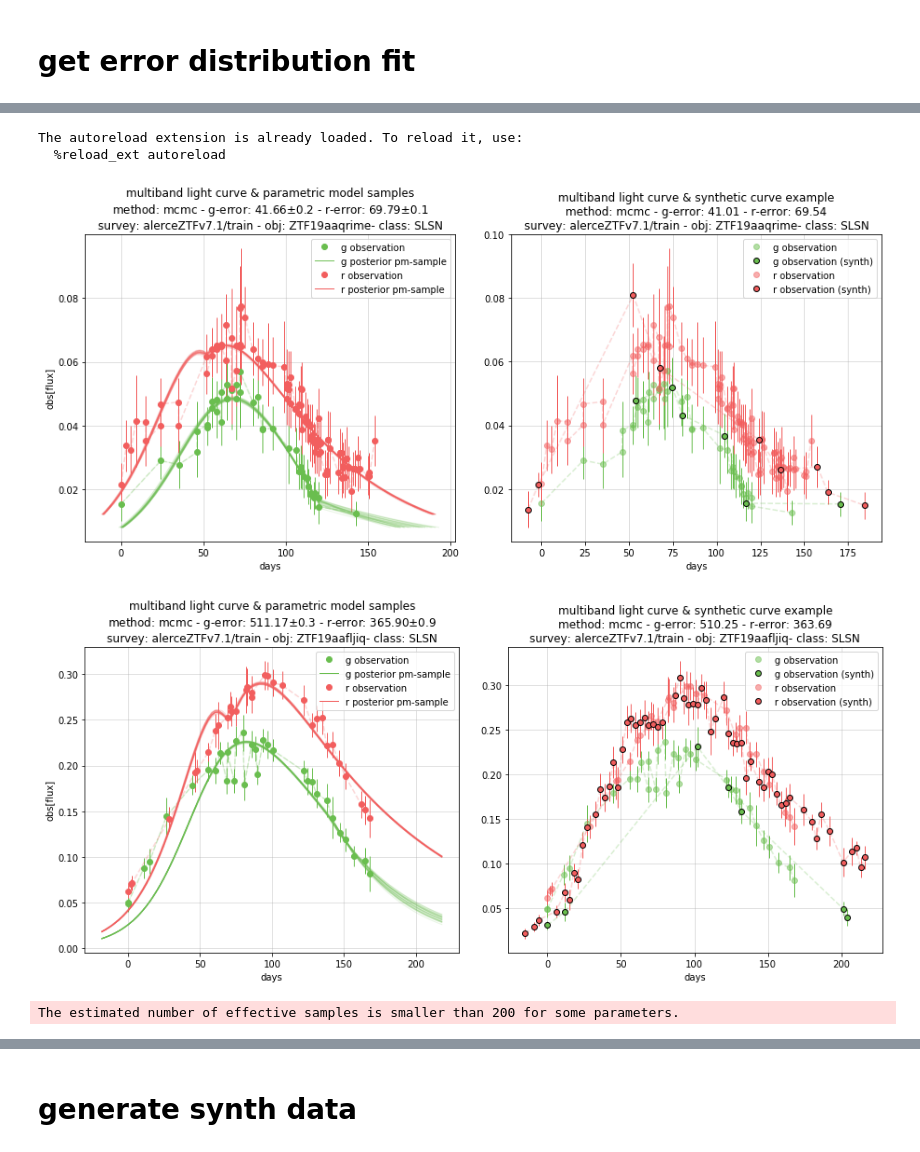
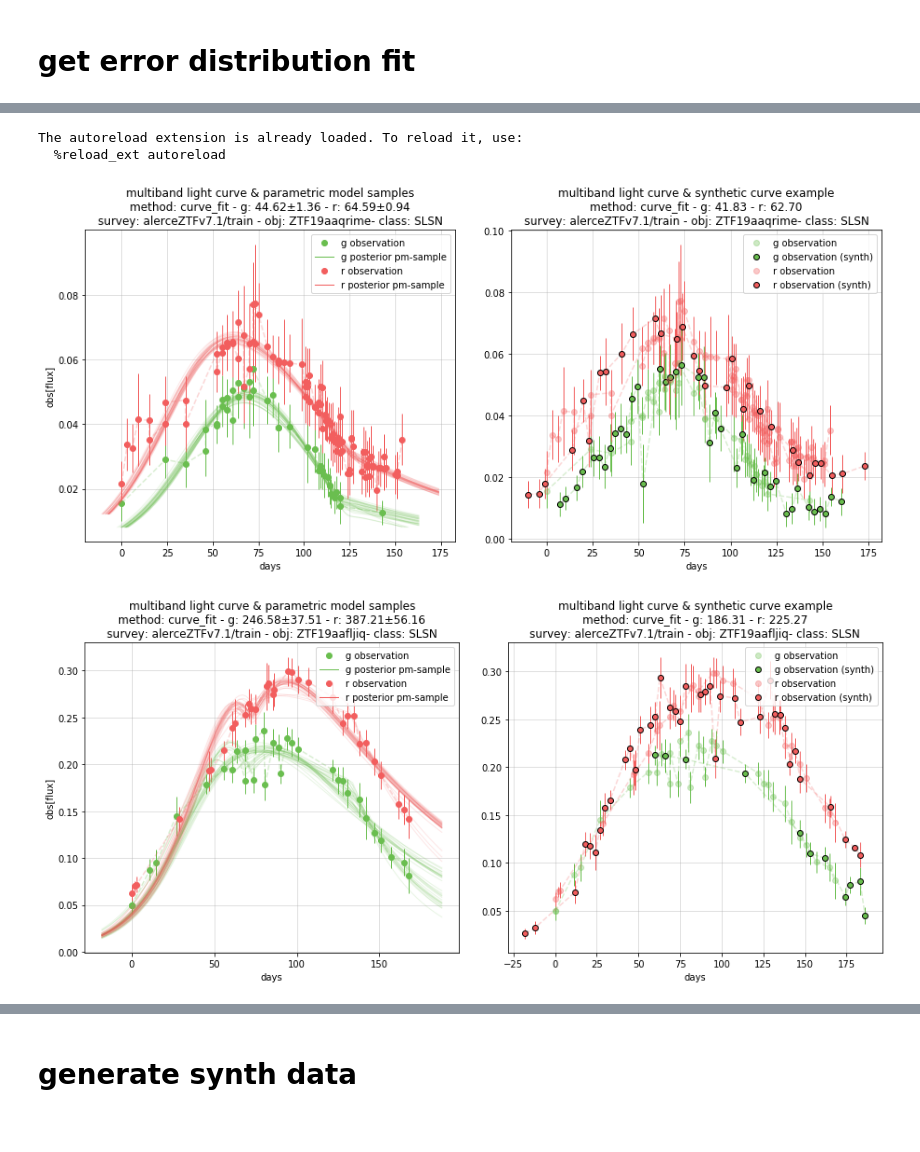
Before and after one commit to oscarpimentel/sne-lightcurves-synthetic, a Jupyter notebook: experiments/create_parametric_model_dataset.ipynb, the cells around one changed output, grey strips where cells are left out. Cells and saved outputs as stored; diff of their text form; code cells hidden in the pictures.

```diff
--- a/experiments/create_parametric_model_dataset.ipynb
+++ b/experiments/create_parametric_model_dataset.ipynb
@@ -87,7 +87,7 @@ from synthsne.plots.samplers import plot_length_samplers
 
 set_name = 'train'
 band_names = lcdataset[set_name].band_names
-offset = 0
+offset = 5
 length_sampler_bdict = {b:CurveLengthSampler(lcdataset, set_name, b, offset) for b in band_names}
 plot_length_samplers(length_sampler_bdict, lcdataset, set_name)
 # %% [output]
@@ -102,8 +102,8 @@ from synthsne.plots.lc import plot_synthetic_samples
 
 set_name = 'train'
 #method = 'dummy'
-#method = 'curve_fit'
-method = 'mcmc'
+method = 'curve_fit'
+#method = 'mcmc'
 
 synthetic_samples_per_curve = 32
 
@@ -114,33 +114,32 @@ ignored_lcobj_names = [ # pass to .txt?
 ]
 weird_lcobj_names = [
     'ZTF19aaqrime',
     'ZTF19aafljiq',
     'ZTF19aamhhiz',
     'ZTF19abaeyqw',
 ]
 for lcobj_name in weird_lcobj_names:
     #lcobj_name = lc_set.get_random_lcobj_name() # random
     if not lcobj_name in lcset.get_lcobj_names():
         continue
     lcobj = lcset[lcobj_name]
     band_names = lcset.band_names
     class_names = lcset.class_names
     gen_kwargs = {
         #'uses_new_bounds':False,
         'uses_new_bounds':True,
     }
     generator_class = get_syn_sne_generator(method)
     sne_generator = generator_class(lcobj, class_names, band_names, obse_sampler_bdict, length_sampler_bdict, **gen_kwargs)
     new_lcobjs, new_smooth_lcojbs, trace_bdict = sne_generator.sample_curves(synthetic_samples_per_curve)
     plot_kwargs = {
         'trace_bdict':trace_bdict,
         #'save_filedir':f'../save/test_{lcobj_name}.png',
         'save_filedir':None,
     }
     plot_synthetic_samples(lcdataset, set_name, method, lcobj_name, new_lcobjs, new_smooth_lcojbs, **plot_kwargs)
 # %% [output]
 The autoreload extension is already loaded. To reload it, use:
   %reload_ext autoreload
-[figure, old version]
+[figure, new version]
-[figure, old version]
+[figure, new version]
-The estimated number of effective samples is smaller than 200 for some parameters.
```
Also changed, not shown: parts of 4 cells of this notebook, 3 other files.
